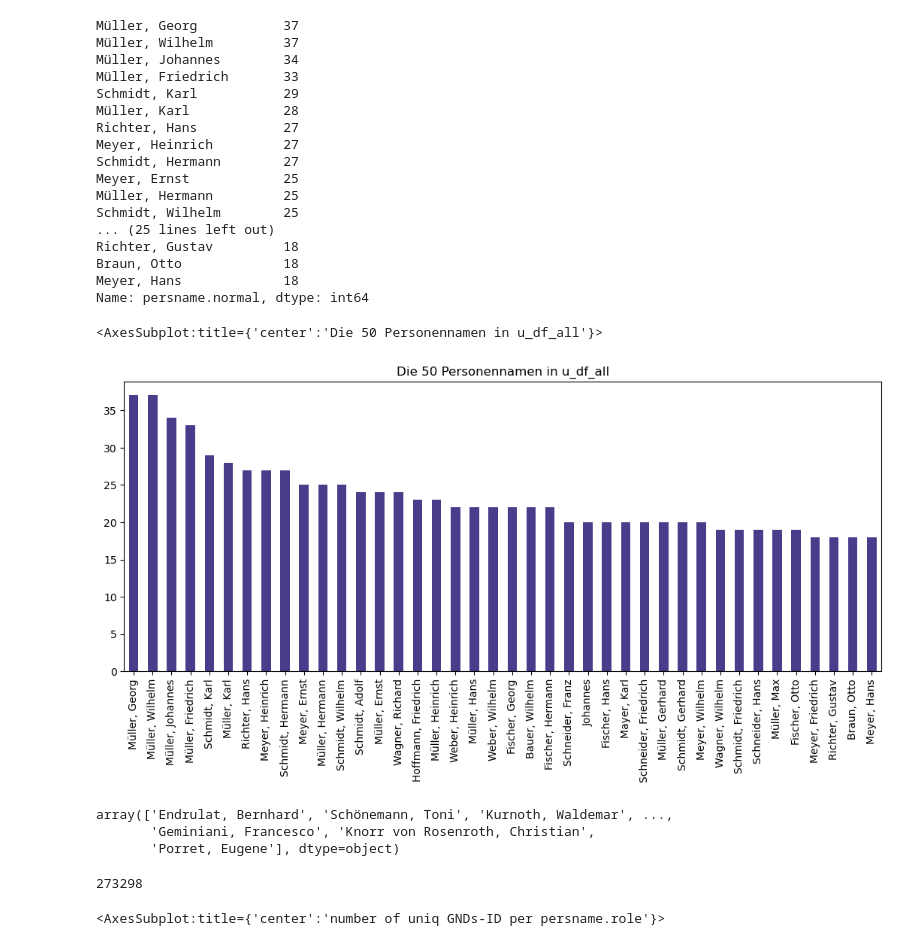
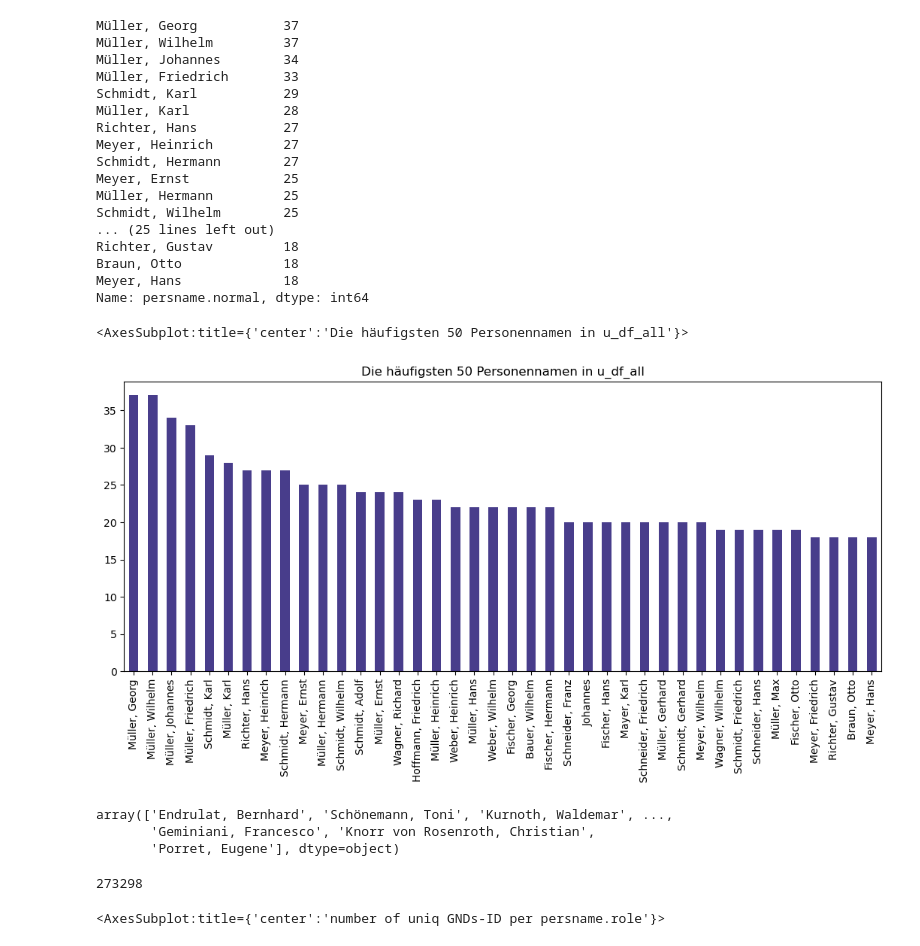
Before and after one commit to katjajana/2022-2023-Data_Librarian_Katja_Jana, a Jupyter notebook: Modul_6/all_fields_catmandu_pandas_Kalliope.ipynb, the cells around one changed output. Saved outputs shown, nothing was run; the diff lists cells and outputs as text; code cells hidden in the pictures.

```diff
--- a/Modul_6/all_fields_catmandu_pandas_Kalliope.ipynb
+++ b/Modul_6/all_fields_catmandu_pandas_Kalliope.ipynb
@@ -552,22 +572,22 @@ Richter, Gustav         18
 Braun, Otto             18
 Meyer, Hans             18
 Name: persname.normal, dtype: int64
-# %%
-u_df_all["persname.normal"].value_counts().nlargest(n=40).plot(kind="bar", figsize=(13,5),
-                    color = 'darkslateblue', title = "Die 50 Personennamen in u_df_all")
-# %% [output]
-<AxesSubplot:title={'center':'Die 50 Personennamen in u_df_all'}>
-[figure, removed]
-# %%
-u_df_all["persname.normal"].unique()
-# %% [output]
-array(['Endrulat, Bernhard', 'Schönemann, Toni', 'Kurnoth, Waldemar', ...,
-       'Geminiani, Francesco', 'Knorr von Rosenroth, Christian',
-       'Porret, Eugene'], dtype=object)
-# %%
-u_df_all["persname.normal"].nunique()
-# %% [output]
-273298
+# %%
+u_df_all["persname.normal"].value_counts().nlargest(n=40).plot(kind="bar", figsize=(13,5),
+                    color = 'darkslateblue', title = "Die häufigsten 50 Personennamen in u_df_all")
+# %% [output]
+<AxesSubplot:title={'center':'Die häufigsten 50 Personennamen in u_df_all'}>
+[figure, added]
+# %%
+u_df_all["persname.normal"].unique()
+# %% [output]
+array(['Endrulat, Bernhard', 'Schönemann, Toni', 'Kurnoth, Waldemar', ...,
+       'Geminiani, Francesco', 'Knorr von Rosenroth, Christian',
+       'Porret, Eugene'], dtype=object)
+# %%
+u_df_all["persname.normal"].nunique()
+# %% [output]
+273298
 # %%
 #df_Qalamos_refined_english["Precision"].value_counts().nlargest(n=10).plot(kind="bar",
 #color="purple", title = "precision englische Oberfläche")
```
Also changed, not shown: parts of 22 cells of this notebook.
